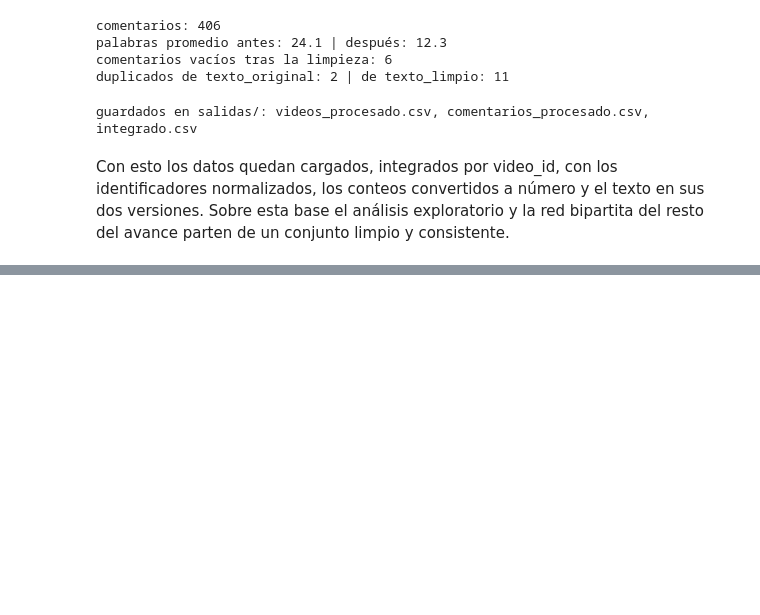
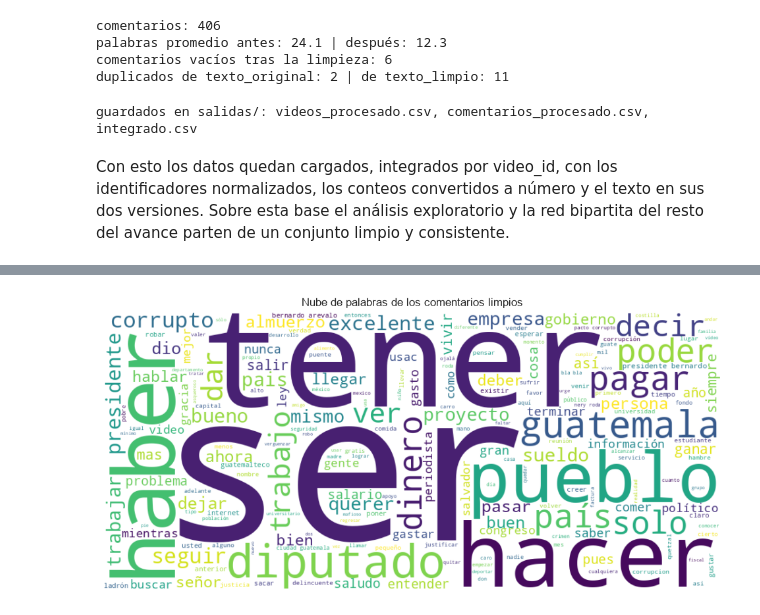
Before and after one commit to Fercho1118/Lab6_DS, a Jupyter notebook: notebooks/lab6.ipynb, the cells around one changed output, grey strips where cells are left out. Drawn from its saved outputs; the diff is of its cells as text; code cells hidden in the pictures; blank space fills up the shorter version.

```diff
--- a/notebooks/lab6.ipynb
+++ b/notebooks/lab6.ipynb
@@ -319,0 +333,22 @@ avance parten de un conjunto limpio y consistente.
+# %%
+import matplotlib.pyplot as plt
+import seaborn as sns
+from collections import Counter
+
+sns.set_theme(style="whitegrid", palette="deep")
+plt.rcParams["figure.dpi"] = 110
+plt.rcParams["axes.titlesize"] = 11
+
+n_videos = videos["video_id"].nunique()
+n_canales = videos["channel_id"].nunique()
+n_comentarios = len(comentarios)
+n_autores = comentarios["author_channel_id"].nunique()
+videos_comentados = comentarios["video_id"].nunique()
+
+print("videos:", n_videos)
+print("canales:", n_canales)
+print("comentarios:", n_comentarios)
+print("autores distintos:", n_autores)
+print("videos con al menos un comentario:", videos_comentados,
+      f"({videos_comentados / n_videos:.1%} del total)")
+print("comentarios por autor (promedio):", round(n_comentarios / n_autores, 2))
@@ -319,0 +689,13 @@ avance parten de un conjunto limpio y consistente.
+# %%
+from wordcloud import WordCloud
+
+texto = " ".join(comentarios["texto_limpio"].fillna("").astype(str))
+nube = WordCloud(width=1000, height=450, background_color="white",
+                 colormap="viridis", random_state=42).generate(texto)
+plt.figure(figsize=(11, 5))
+plt.imshow(nube, interpolation="bilinear")
+plt.axis("off")
+plt.title("Nube de palabras de los comentarios limpios")
+plt.show()
+# %% [output]
+[figure, added]
```
Also changed, not shown: parts of 21 cells of this notebook, 1 other file.
